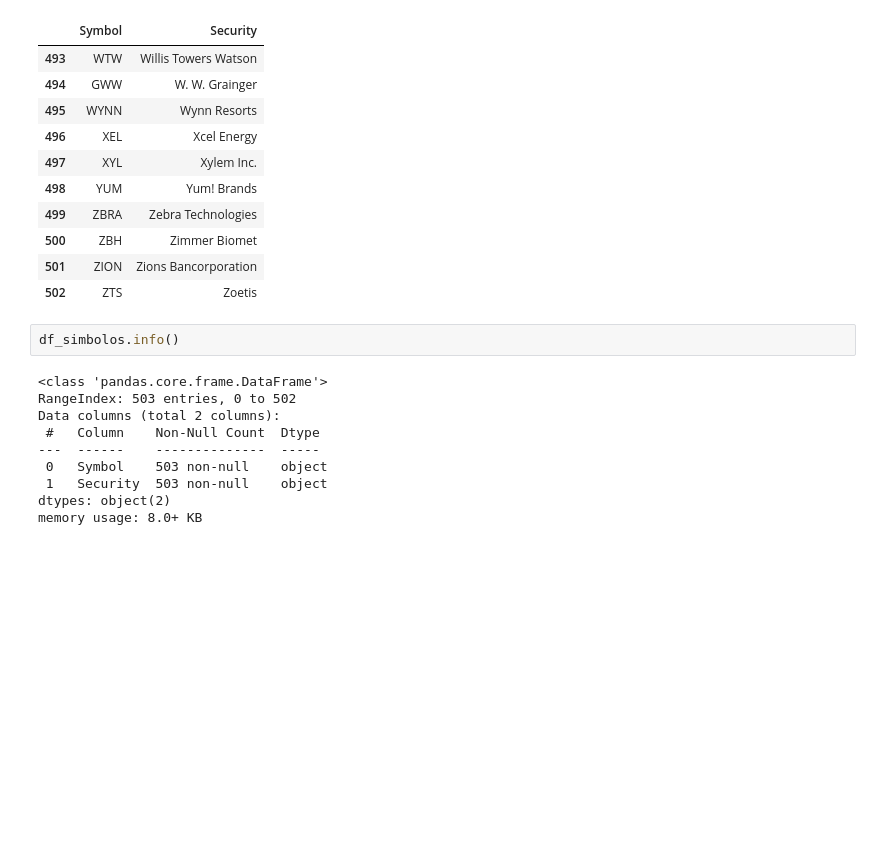
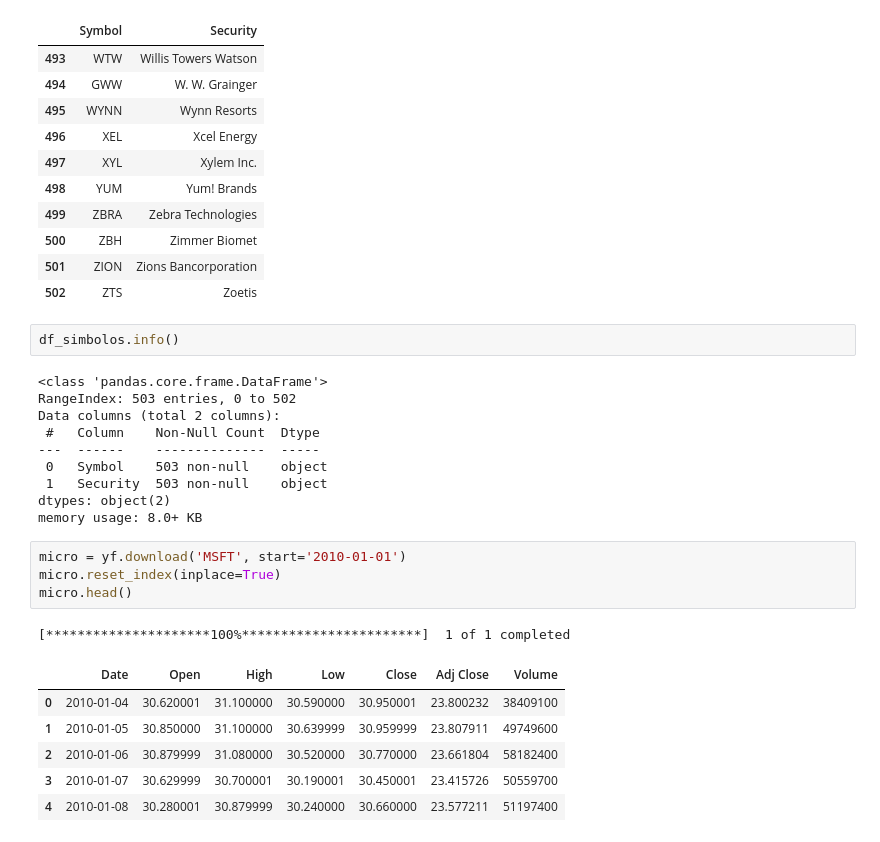
Before and after one commit to lugeminai/DS-PI-ProyectoIndividual, a Jupyter notebook: ds_pi_financiero/preliminar.ipynb, the cells around one changed output. Cells and saved outputs as stored; diff of their text form; blank space fills up the shorter version.

```diff
--- a/ds_pi_financiero/preliminar.ipynb
+++ b/ds_pi_financiero/preliminar.ipynb
@@ -64,3 +140,15 @@ Data columns (total 2 columns):
  1   Security  503 non-null    object
 dtypes: object(2)
 memory usage: 8.0+ KB
+# %%
+micro = yf.download('MSFT', start='2010-01-01')
+micro.reset_index(inplace=True)
+micro.head()
+# %% [output]
+[*********************100%***********************]  1 of 1 completed
+|  | Date | Open | High | Low | Close | Adj Close | Volume |
+| 0 | 2010-01-04 | 30.620001 | 31.100000 | 30.590000 | 30.950001 | 23.800232 | 38409100 |
+| 1 | 2010-01-05 | 30.850000 | 31.100000 | 30.639999 | 30.959999 | 23.807911 | 49749600 |
+| 2 | 2010-01-06 | 30.879999 | 31.080000 | 30.520000 | 30.770000 | 23.661804 | 58182400 |
+| 3 | 2010-01-07 | 30.629999 | 30.700001 | 30.190001 | 30.450001 | 23.415726 | 50559700 |
+| 4 | 2010-01-08 | 30.280001 | 30.879999 | 30.240000 | 30.660000 | 23.577211 | 51197400 |
```
Also changed, not shown: parts of 18 cells of this notebook.
